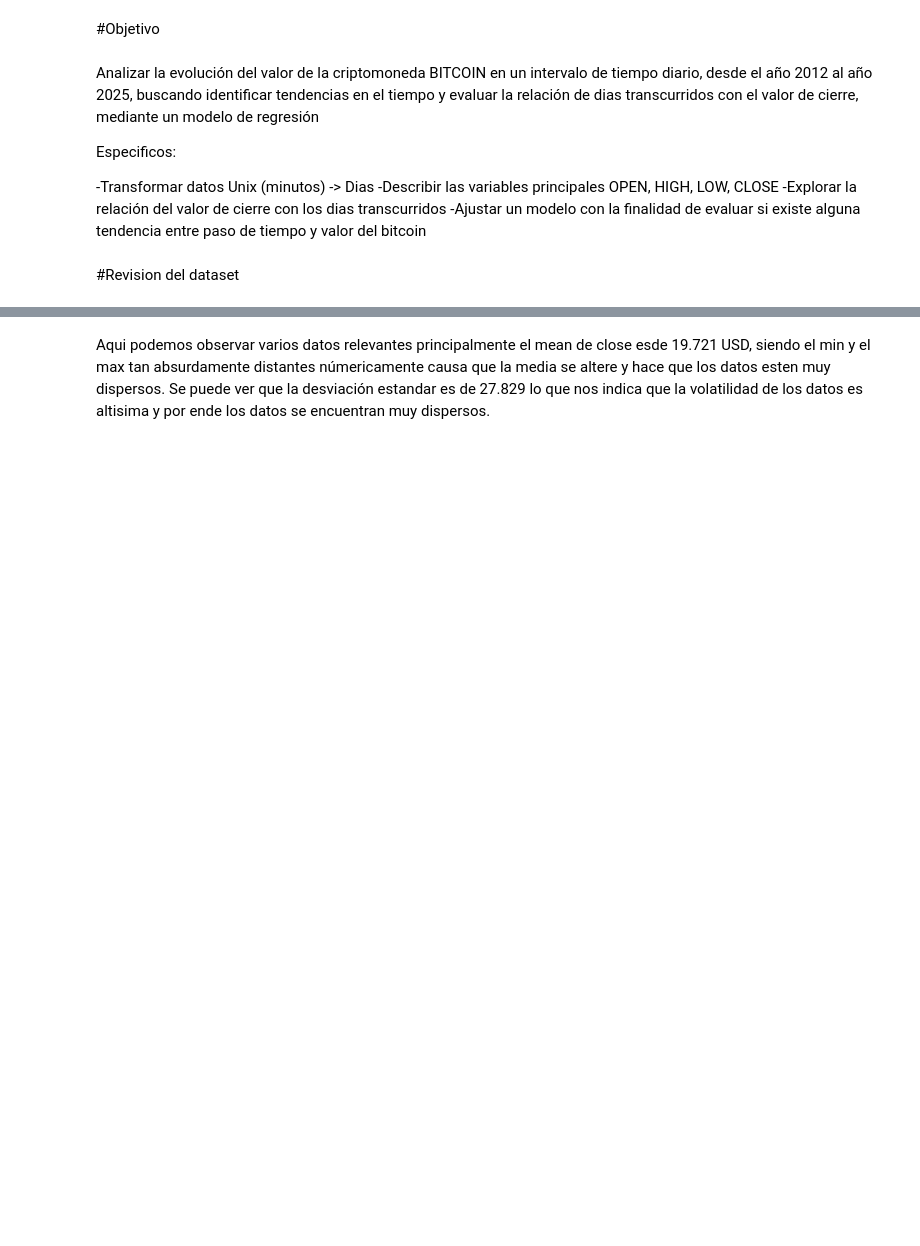
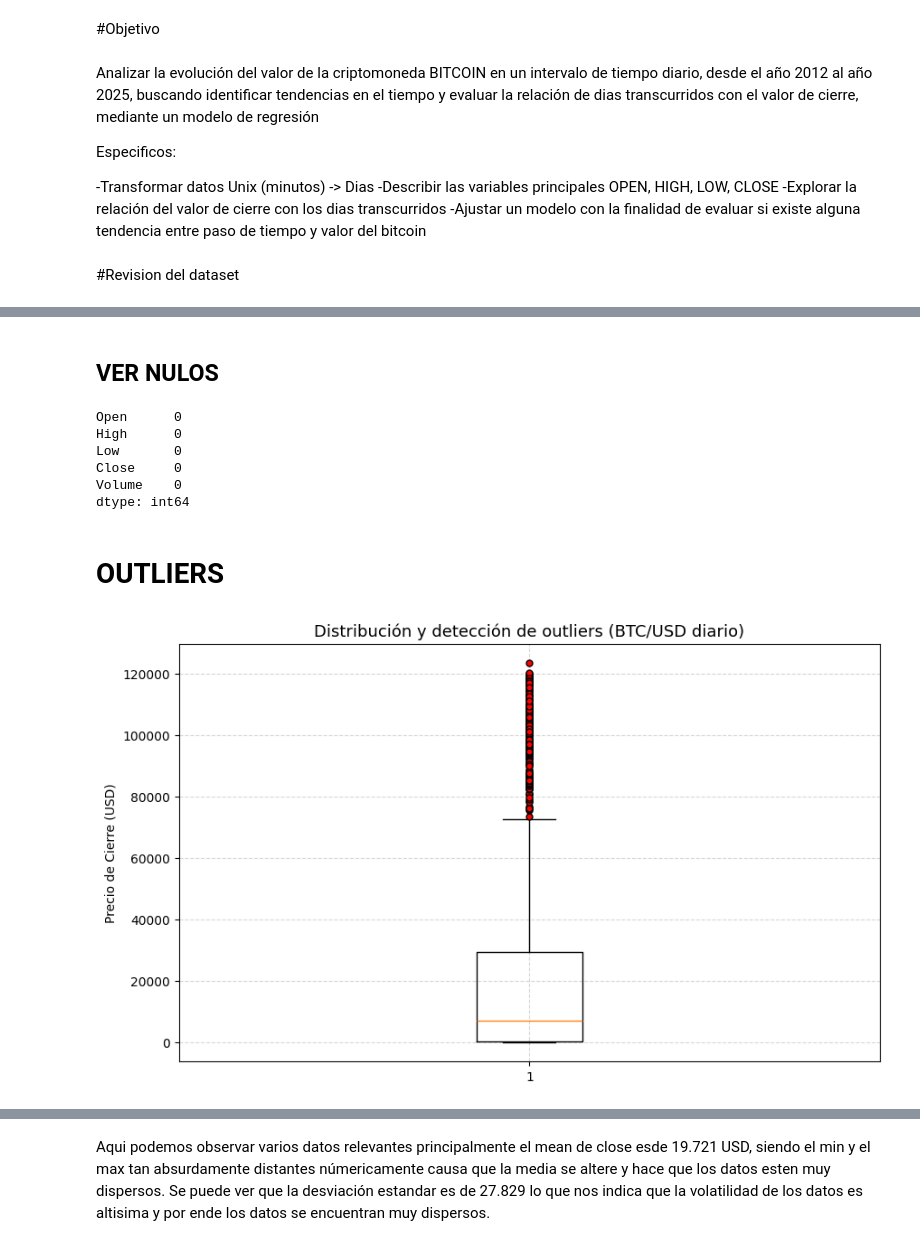
Before and after one commit to AlexandreKc/SUMATIVA2_IDN, a Jupyter notebook: notebook/BI_T1_SebastianCarrera.ipynb, the cells around one changed output, grey strips where cells are left out. Saved outputs shown, nothing was run; the diff lists cells and outputs as text; code cells hidden in the pictures; blank space fills up the shorter version.

```diff
--- a/notebook/BI_T1_SebastianCarrera.ipynb
+++ b/notebook/BI_T1_SebastianCarrera.ipynb
@@ -285,0 +182,31 @@ Name: Close, dtype: float64
+# %% [markdown]
+## VER NULOS
+# %%
+# Verificar valores nulos en las columnas
+print(df_daily.isnull().sum())
+# %% [output]
+Open      0
+High      0
+Low       0
+Close     0
+Volume    0
+dtype: int64
+# %% [markdown]
+# OUTLIERS
+# %%
+plt.figure(figsize=(10, 6))
+
+plt.boxplot(
+    btc_daily['Close'].dropna(),
+    vert=True,
+    showfliers=True,
+    flierprops=dict(marker='o', markersize=5, markerfacecolor='red', markeredgecolor='black')
+)
+
+plt.title("Distribución y detección de outliers (BTC/USD diario)", fontsize=13)
+plt.ylabel("Precio de Cierre (USD)")
+plt.grid(True, linestyle="--", alpha=0.5)
+
+plt.show()
+# %% [output]
+[figure, added]
```
Also changed, not shown: parts of 54 cells of this notebook, 2 other files.
